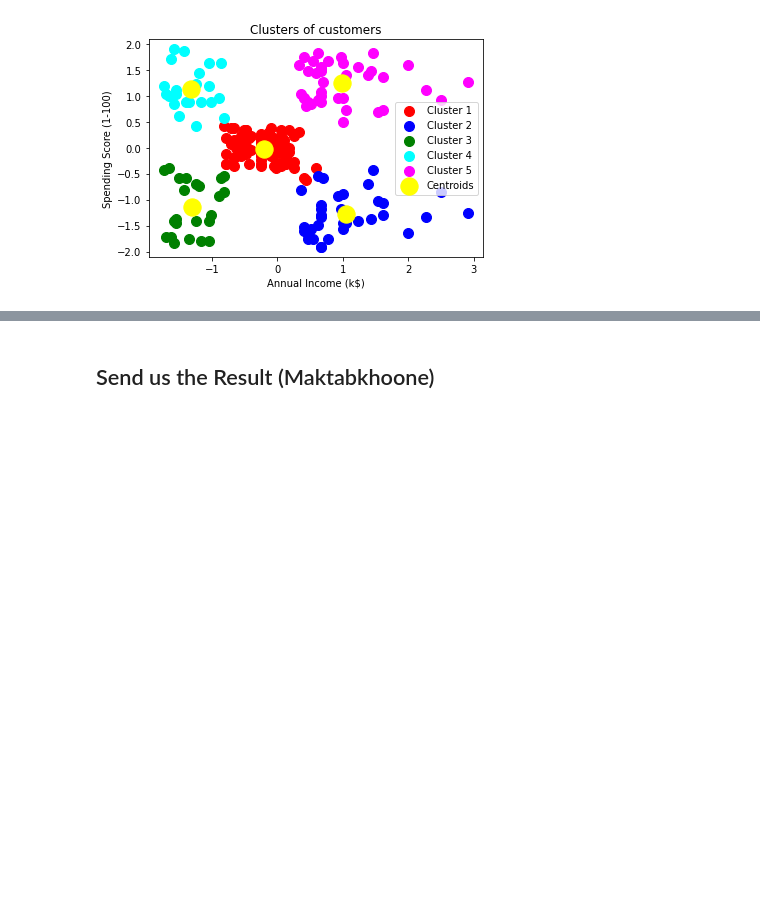
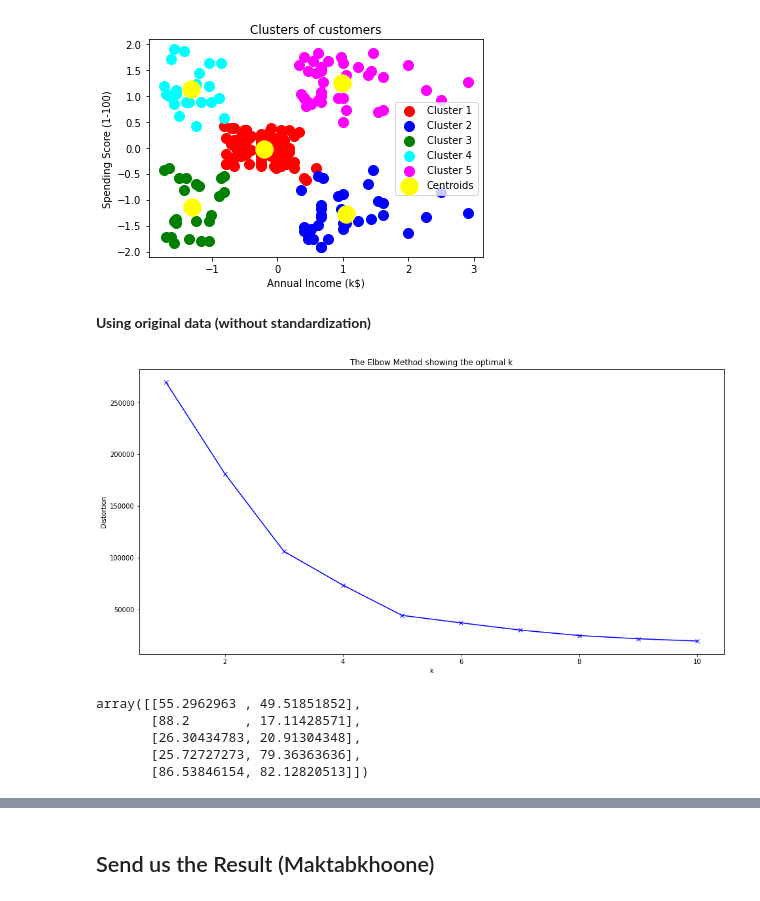
Before and after one commit to amirgarsha/ML_course_maktab, a Jupyter notebook: Mini_Project_4.ipynb, the cells around one changed output, grey strips where cells are left out. Saved outputs shown, nothing was run; the diff lists cells and outputs as text; code cells hidden in the pictures; blank space fills up the shorter version.

```diff
--- a/Mini_Project_4.ipynb
+++ b/Mini_Project_4.ipynb
@@ -293,3 +294,25 @@ plt.legend()
 plt.show()
 # %% [output]
 [figure]
+# %% [markdown]
+**Using original data (without standardization)**
+# %%
+X = df_customer.iloc[:, 3:5].values
+# %%
+## Kmeans
+## finding best k with elbow method
+wcss = []
+K = range(1,11)
+for k in K:
+    kmeanModel = KMeans(n_clusters=k, init = 'k-means++', random_state = 42)
+    kmeanModel.fit(X)
+    wcss.append(kmeanModel.inertia_)
+# %%
+plt.figure(figsize=(16,8))
+plt.plot(K, wcss, 'bx-')
+plt.xlabel('k')
+plt.ylabel('Distortion')
+plt.title('The Elbow Method showing the optimal k')
+plt.show()
+# %% [output]
+[figure, added]
@@ -295,0 +322,8 @@ plt.show()
+# %%
+kmeansModel.cluster_centers_
+# %% [output]
+array([[55.2962963 , 49.51851852],
+       [88.2       , 17.11428571],
+       [26.30434783, 20.91304348],
+       [25.72727273, 79.36363636],
+       [86.53846154, 82.12820513]])
```
Also changed, not shown: parts of 10 cells of this notebook.
